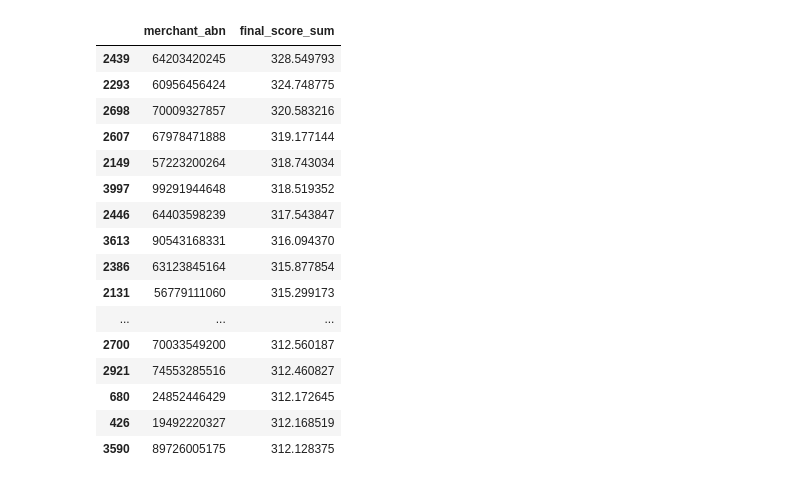
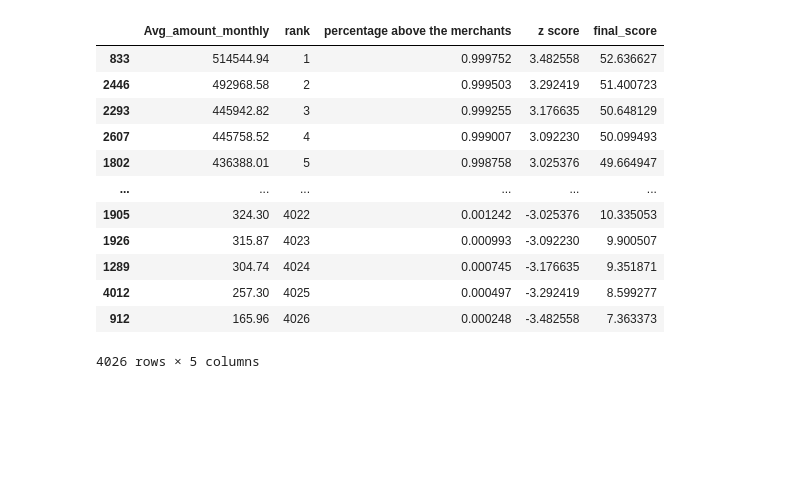
Before and after one commit to MAST30034-Applied-Data-Science/generic-buy-now-pay-later-project-group-16-project2-fighting-group, a Jupyter notebook: notebooks/Study_score_model.ipynb, the cells around one changed output. Cells and saved outputs as stored; diff of their text form; code cells hidden in the pictures; blank space fills up the shorter version.

```diff
--- a/notebooks/Study_score_model.ipynb
+++ b/notebooks/Study_score_model.ipynb
@@ -9,5 +9,7 @@ spark = (
     .config("spark.sql.repl.eagerEval.enabled", True)
     .config("spark.sql.parquet.cacheMetadata", "true")
     .config("spark.sql.session.timeZone", "Etc/UTC")
+    .config("spark.driver.memory", "2g")
+    .config("spark.executor.memory", "4g")
     .getOrCreate()
 )
@@ -21,0 +51,3 @@ merchant_pd.head(2)
+# %%
+merchant_final = merchant_pd[['count_of_bigorder', 'Avg_amount_monthly', 'Avg_count_monthly', 'Order_avg_value', 'avg_prob_fraud_cus', 'num_of_fraud', 'count_cus_per_mon', 'fix_cus_num', 'avg_income_percentage', 'avg_age_percentage']]
+merchant_final
@@ -22,50 +68,28 @@ merchant_pd.head(2)
 # %%
 from pyspark.sql.functions import col
-import scipy.stats as st
-import pandas as pd
 
 def convert_to_score(table_name, col_name):
-    sorted_col = table_name[['merchant_abn', col_name]].sort_values(by=col_name, ascending=False)
+    sorted_col = table_name[[col_name]].sort_values(by=col_name, ascending=False)
     num_of_merchant = len(sorted_col)
     rank_list = [i for i in range(1, num_of_merchant+1)]
     sorted_col['rank'] = rank_list
     sorted_col['percentage above the merchants'] = 1-sorted_col['rank']/(num_of_merchant+1)
     sorted_col['z score'] = st.norm.ppf(sorted_col['percentage above the merchants'])
-    sorted_col[col_name+'_final_score'] = sorted_col['z score']*5.75+30
-    return sorted_col[['merchant_abn', col_name+'_final_score']]
+    sorted_col['final_score'] = sorted_col['z score']*6.5+30
+    return sorted_col
 
-numeric_features_list = ['count_of_bigorder', 'Avg_amount_monthly', 'Avg_count_monthly', 'Order_avg_value',
-    'avg_prob_fraud_cus', 'num_of_fraud', 'count_cus_per_mon', 'fix_cus_num', 'avg_income_percentage',
-    'avg_age_percentage']
-
-merchant_pd[['num_of_fraud']] = -abs(merchant_pd[['num_of_fraud']])
-merchant_pd[['avg_prob_fraud_cus']] = -abs(merchant_pd[['avg_prob_fraud_cus']])
-
-final_score_df = merchant_pd[['merchant_abn']]
-for feature in numeric_features_list:
-    feature_final_score = convert_to_score(merchant_pd, feature)
-    final_score_df = pd.merge(final_score_df, feature_final_score, how='inner', on = 'merchant_abn')
-
-
-#convert_to_score(merchant_pd, 'count_of_bigorder')
-#final_score_df[['final_score_sum']] = sum[final_score_df[1:]]
-final_score_df['final_score_sum']= final_score_df.iloc[:, 1:-1].sum(axis=1)
-final_score_df[['merchant_abn', 'final_score_sum']].sort_values(by='final_score_sum', ascending=False).head(20)
+convert_to_score(merchant_final, 'Avg_amount_monthly')
 # %% [output]
-|  | merchant_abn | final_score_sum |
-| 2439 | 64203420245 | 328.549793 |
-| 2293 | 60956456424 | 324.748775 |
-| 2698 | 70009327857 | 320.583216 |
-| 2607 | 67978471888 | 319.177144 |
-| 2149 | 57223200264 | 318.743034 |
-| 3997 | 99291944648 | 318.519352 |
-| 2446 | 64403598239 | 317.543847 |
-| 3613 | 90543168331 | 316.094370 |
-| 2386 | 63123845164 | 315.877854 |
-| 2131 | 56779111060 | 315.299173 |
-| ... | ... | ... |
-| 2700 | 70033549200 | 312.560187 |
-| 2921 | 74553285516 | 312.460827 |
-| 680 | 24852446429 | 312.172645 |
-| 426 | 19492220327 | 312.168519 |
-| 3590 | 89726005175 | 312.128375 |
+|  | Avg_amount_monthly | rank | percentage above the merchants | z score | final_score |
+| 833 | 514544.94 | 1 | 0.999752 | 3.482558 | 52.636627 |
+| 2446 | 492968.58 | 2 | 0.999503 | 3.292419 | 51.400723 |
+| 2293 | 445942.82 | 3 | 0.999255 | 3.176635 | 50.648129 |
+| 2607 | 445758.52 | 4 | 0.999007 | 3.092230 | 50.099493 |
+| 1802 | 436388.01 | 5 | 0.998758 | 3.025376 | 49.664947 |
+| ... | ... | ... | ... | ... | ... |
+| 1905 | 324.30 | 4022 | 0.001242 | -3.025376 | 10.335053 |
+| 1926 | 315.87 | 4023 | 0.000993 | -3.092230 | 9.900507 |
+| 1289 | 304.74 | 4024 | 0.000745 | -3.176635 | 9.351871 |
+| 4012 | 257.30 | 4025 | 0.000497 | -3.292419 | 8.599277 |
+| 912 | 165.96 | 4026 | 0.000248 | -3.482558 | 7.363373 |
+4026 rows × 5 columns
```
Also changed, not shown: parts of 6 cells of this notebook, 3 other files.
